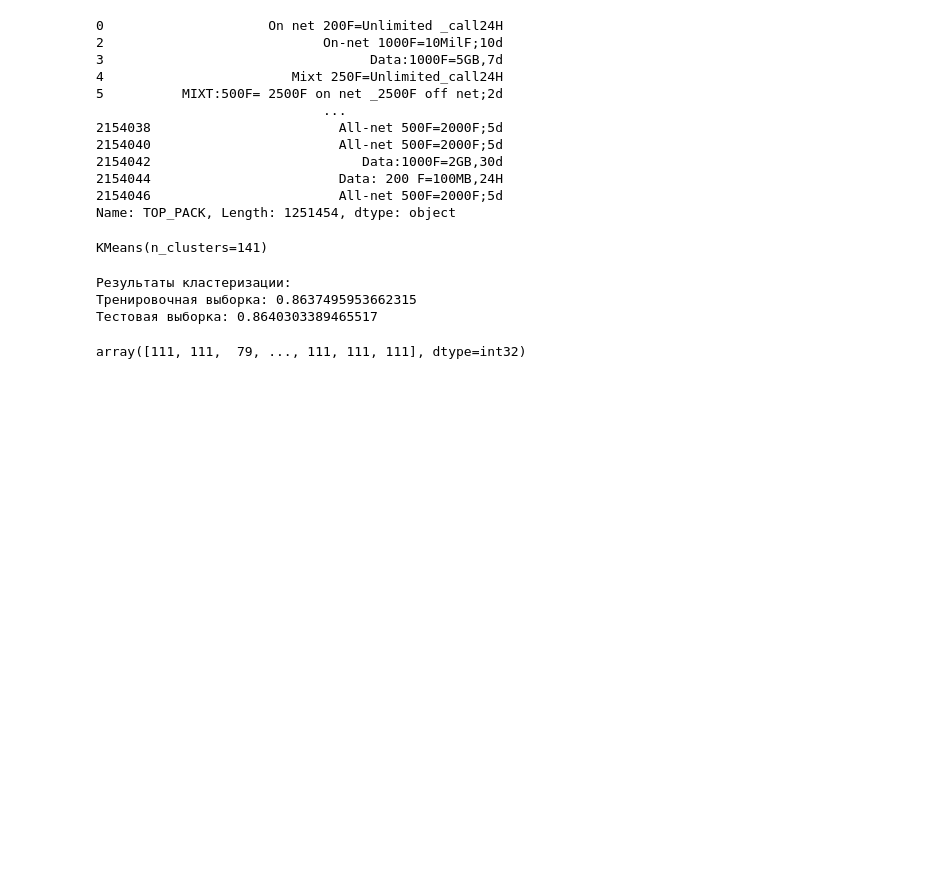
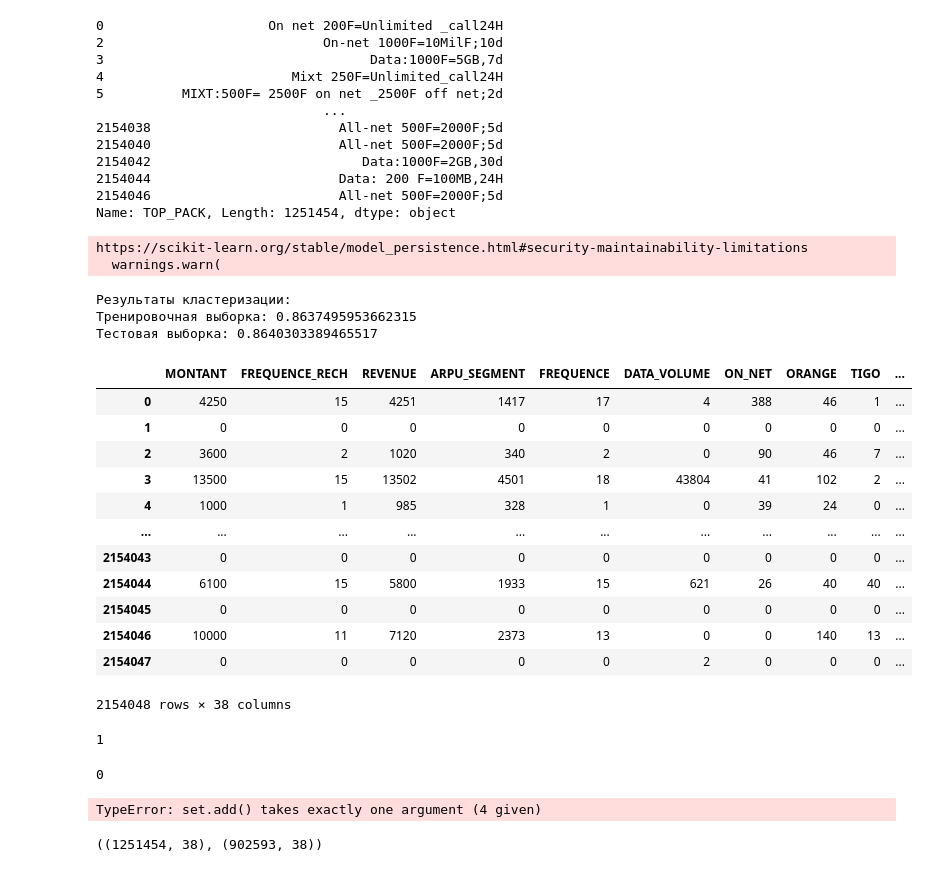
Before and after one commit to AlexHLinS/ds7_ml_contest_team1, a Jupyter notebook: hypo_checker.ipynb, the cells around one changed output. Saved outputs shown, nothing was run; the diff lists cells and outputs as text; code cells hidden in the pictures; blank space fills up the shorter version.

Commit message:
TOP_PACK filling na added

```diff
--- a/hypo_checker.ipynb
+++ b/hypo_checker.ipynb
@@ -257,15 +270,19 @@ Name: TOP_PACK, Length: 1251454, dtype: object
 # создаем модель для предсказания TOP_PACK методом кластеризации,
 # количество кластеров == кол-ву возможных значений TOP_PACK
 
-cluster_model = KMeans(n_clusters=len(train_df['TOP_PACK'].unique()))
+cluster_model1 = KMeans(n_clusters=len(train_df['TOP_PACK'].unique()))
 
-top_pack_X_df_train, top_pack_X_df_test, top_pack_y_df_train, top_pack_y_df_test = train_test_split(top_pack_X_df, top_pack_y_df, train_size=0.7, random_state=777)
+top_pack_X_df_train, top_pack_X_df_test, top_pack_y_df_train, top_pack_y_df_test = train_test_split(top_pack_X_df,
+                                                                                                    top_pack_y_df,
+                                                                                                    train_size=0.7,
+                                                                                                    random_state=777)
 # %%
 # проверяем если модельку уже делали, то просто загружаем её, если нет - обучаем
 try:
-    cluster_model = pickle.load(open('TOP_PACK_predict_model.pkl', 'rb'))
+    cluster_model1 = pickle.load(open('TOP_PACK_predict_model.pkl', 'rb'))
 except FileNotFoundError:
-    cluster_model.fit(top_pack_X_df_train)
+    cluster_model1.fit(top_pack_X_df_train)
 # %% [output]
-KMeans(n_clusters=141)
+https://scikit-learn.org/stable/model_persistence.html#security-maintainability-limitations
+  warnings.warn(
 # %%
@@ -287,11 +304,54 @@ while True:
     else:
         break
-# %%
-# заполняем отсутсвующие значения "TOP_PACK"
-top_pack_predict_df_values = cluster_model.predict(top_pack_predict_df)
-top_pack_predict_df_values
-
-# TODO: разобраться с выдачей пресказания (выдает судя по всему индексы), а также дописать "компиляцию" и заполнения данных в исходный набор данных "train_df"
-# TODO: реализовать аналогично подбор данных для второго проблемного столбца "FREQ_TOP_PACK"
-# %% [output]
-array([111, 111,  79, ..., 111, 111, 111], dtype=int32)
+# %%
+# заполняем отсутствующие значения "TOP_PACK"
+top_pack_predict_df_values = cluster_model1.predict(top_pack_predict_df)
+top_pack_labels = train_df['TOP_PACK'].unique()
+top_pack_predict_df['TOP_PACK'] = top_pack_labels[top_pack_predict_df_values]
+top_pack_y_df = top_pack_y_df.append(top_pack_predict_df['TOP_PACK']).sort_index()
+train_df['TOP_PACK'] = top_pack_y_df
+train_df
+# %% [output]
+|  | MONTANT | FREQUENCE_RECH | REVENUE | ARPU_SEGMENT | FREQUENCE | DATA_VOLUME | ON_NET | ORANGE | TIGO | ... |
+| 0 | 4250 | 15 | 4251 | 1417 | 17 | 4 | 388 | 46 | 1 | ... |
+| 1 | 0 | 0 | 0 | 0 | 0 | 0 | 0 | 0 | 0 | ... |
+| 2 | 3600 | 2 | 1020 | 340 | 2 | 0 | 90 | 46 | 7 | ... |
+| 3 | 13500 | 15 | 13502 | 4501 | 18 | 43804 | 41 | 102 | 2 | ... |
+| 4 | 1000 | 1 | 985 | 328 | 1 | 0 | 39 | 24 | 0 | ... |
+| ... | ... | ... | ... | ... | ... | ... | ... | ... | ... | ... |
+| 2154043 | 0 | 0 | 0 | 0 | 0 | 0 | 0 | 0 | 0 | ... |
+| 2154044 | 6100 | 15 | 5800 | 1933 | 15 | 621 | 26 | 40 | 40 | ... |
+| 2154045 | 0 | 0 | 0 | 0 | 0 | 0 | 0 | 0 | 0 | ... |
+| 2154046 | 10000 | 11 | 7120 | 2373 | 13 | 0 | 0 | 140 | 13 | ... |
+| 2154047 | 0 | 0 | 0 | 0 | 0 | 2 | 0 | 0 | 0 | ... |
+2154048 rows × 38 columns
+# %%
+# проверяем на наличие каких-либо "не определенных" значений
+train_df['TOP_PACK'].isna().sum()
+# %% [output]
+1
+# %%
+# удаляем неопределенности
+train_df = train_df.dropna(subset=['TOP_PACK'])
+train_df['TOP_PACK'].isna().sum()
+# %% [output]
+0
+# %%
+# необходимо осуществить кодирование TOP_PACK, однако делать это наивно не имеет смысл,
+# т.к.  при One Hot кодировании получится более 140 дополнительных признаков, что не имеет смысла
+# поэтому произведем поиск "уникальных" сущностей в названиях пакетов
+packs = list(train_df['TOP_PACK'].unique())
+packs_entity = set()
+for pack in packs:
+    packs_entity.add(*pack.lower().split())
+packs_entity
+# %% [output]
+TypeError: set.add() takes exactly one argument (4 given)
+# %%
+# TODO: реализовать аналогично подбор данных для второго проблемного столбца "FREQ_TOP_PACK"
+# разделяем набор данных на известные и неизвестные
+freq_top_pack_to_train = train_df[~train_df['FREQ_TOP_PACK'].isna()]
+freq_top_pack_to_prediction = train_df[train_df['FREQ_TOP_PACK'].isna()]
+freq_top_pack_to_train.shape, freq_top_pack_to_prediction.shape
+# %% [output]
+((1251454, 38), (902593, 38))
```
Also changed, not shown: parts of 10 cells of this notebook.
